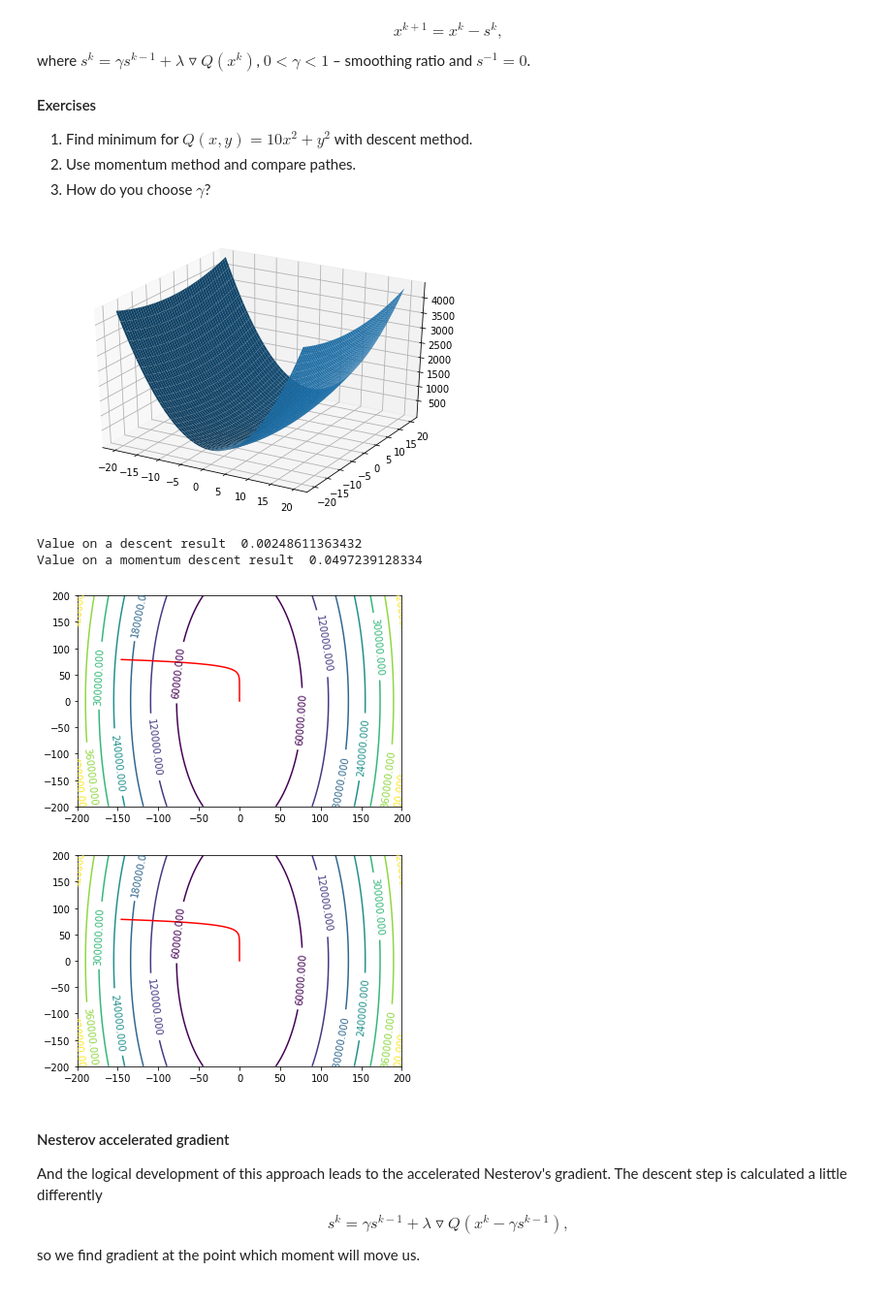
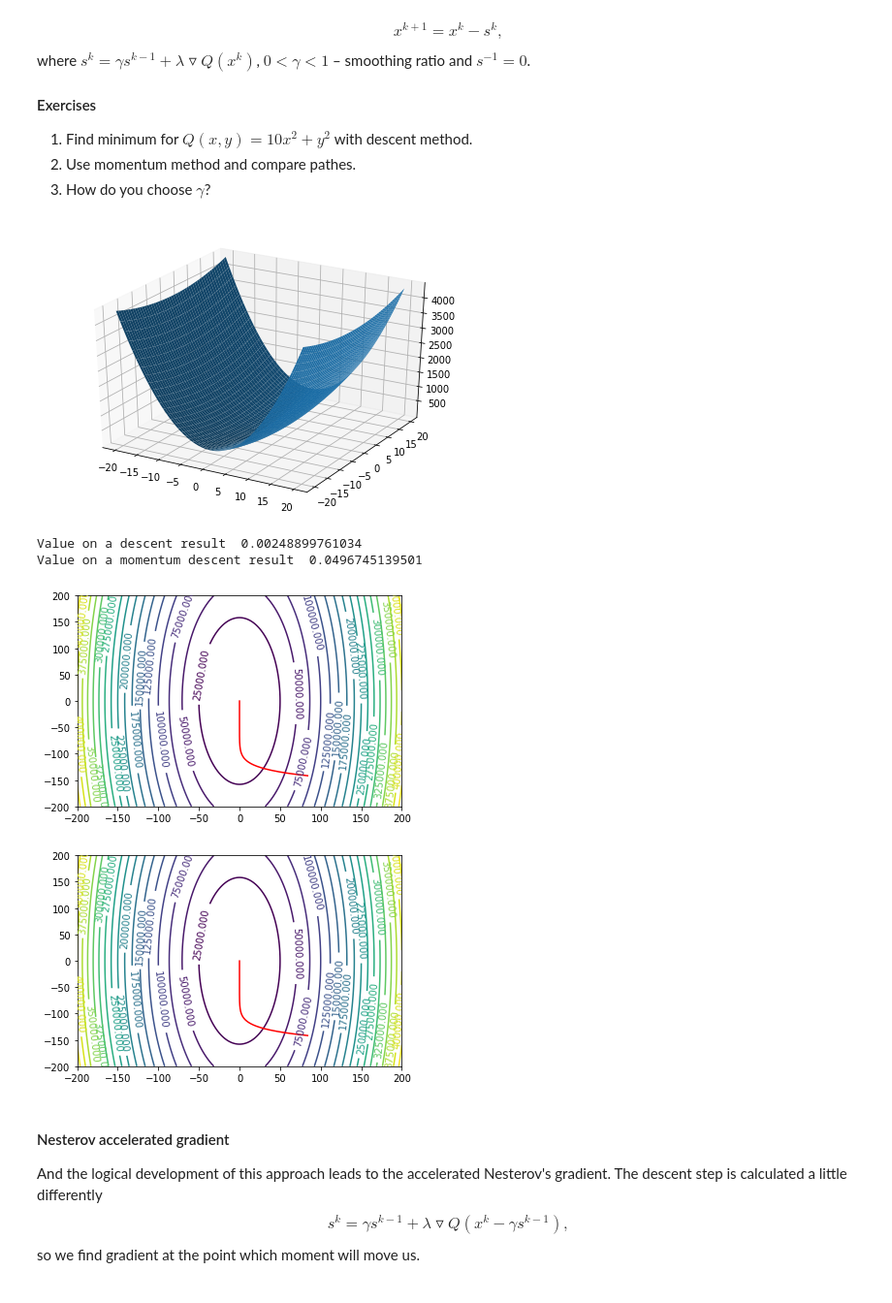
Before and after one commit to RakitinDen/Renju, a Jupyter notebook: labs/lab-1.ipynb, the cells around one changed output. Shown at 97% size. Drawn from its saved outputs; the diff is of its cells as text; code cells hidden in the pictures.

```diff
--- a/labs/lab-1.ipynb
+++ b/labs/lab-1.ipynb
@@ -199,7 +199,7 @@ There are following types:
 # %% [markdown]
 So, when we generated a sample with 20 vertexes for our model, they had the uniform distribution. Here we let them have the uniform distribution, but in $[\pi/2, 3\pi/2]$, and for validation dataset we let them be distributed like before, to show, that the generalizing power of the model can be weak.
 # %%
-points = generate_points(20, np.pi / 4, 7 * np.pi / 4)
+points = generate_points(20, 0, 2 * np.pi)
 train_labels = generate_labels(points)
 train_features = generate_features(points, 4)
 coeffs = predict(train_features, train_labels)
@@ -426,14 +426,18 @@ def threedim_graph(segment_x, segment_y, func):
 
 def level_contour(segment_x, segment_y, func):
     values, f_values = make_data(segment_x, segment_y, func)
-    cs = pylab.contour(values[0], values[1], f_values)
+    cs = pylab.contour(values[0], values[1], f_values, 20)
+    pylab.xlim(segment_x[0], segment_x[-1])
+    pylab.ylim(segment_y[0], segment_y[-1])
     pylab.clabel(cs)
     pylab.show()
 
 
 def contour_with_trace(segment_x, segment_y, func, points):
     values, f_values = make_data(segment_x, segment_y, func)
-    cs = pylab.contour(values[0], values[1], f_values)
+    cs = pylab.contour(values[0], values[1], f_values, 20)
+    pylab.xlim(segment_x[0], segment_x[-1])
+    pylab.ylim(segment_y[0], segment_y[-1])
     plt.plot(points[:, 0], points[:, 1], color='r')
     pylab.clabel(cs)
     pylab.show()
@@ -463,7 +467,7 @@ def rosenbrock_func(point):
 
 
 def rosenbrock_derx(point):
-    return 2 - 2 * point[0] - 400 * point[0] * (point[1] - point[0] ** 2)
+    return 400 * point[0] ** 3 - 400 * point[0] * point[1] + 2 * point[0] - 2
 
 
 def rosenbrock_dery(point):
@@ -862,66 +843,64 @@ def q_dery(point):
     return 2 * point[1]
 
 
-def momentum_step(function, grad_func, point, s, gamma, lmbda, descent_points, descent_values):
+def momentum_step(function, grad_func, point, s, gamma, lmbda, descent_points):
     cur_value = function(point)
-    values = np.append(descent_values, cur_value)
     points = np.vstack((descent_points, point))
     s = gamma * s + gradient_value(point, grad_func) * lmbda
-    return point - s, s, points, values
+    return point - s, s, points
 
 
 def momentum_descent(function, grad_func, init_point,
                     lmbda = 0.0001, max_steps = 10000, eps = 0.0001):
     descent_points = np.empty((0, init_point.shape[0]))
-    descent_values = np.empty(0)
     previous_point = init_point
     s = 0
     gamma = 0.8
-    cur_point, s, descent_points, descent_values = momentum_step(function, grad_func, previous_point,
-                                                    s, gamma, lmbda, descent_points, descent_values)
+    cur_point, s, descent_points = momentum_step(function, grad_func, previous_point,
+                                                    s, gamma, lmbda, descent_points)
 
     counter = 0
     while (np.abs(function(previous_point) - function(cur_point)) > eps and counter < max_steps):
         previous_point = cur_point
-        cur_point, s, descent_points, descent_values = momentum_step(function, grad_func, cur_point,
-                                                 s, gamma, lmbda, descent_points, descent_values)
+        cur_point, s, descent_points = momentum_step(function, grad_func, cur_point,
+                                                 s, gamma, lmbda, descent_points)
         counter += 1
 
 
-    return cur_point, descent_points, descent_values
+    return cur_point, descent_points
 # %%
 q_grad = np.array([q_derx, q_dery])
 threedim_graph(segment_x, segment_y, q_function)
 
 
 def compare_contour(segment_x, segment_y, func, points1, points2, label1, label2):
     values, f_values = make_data(segment_x, segment_y, func)
     cs = pylab.contour(values[0], values[1], f_values)
     plt.plot(points1[:, 0], points1[:, 1], color='orange', label=label1)
     plt.plot(points2[:, 0], points2[:, 1], color='green', label=label2)
     pylab.clabel(cs)
     pylab.show()
 
 
 def compare_q_function(function, grad_func):
     q_start = np.array([np.random.rand() * 400 - 200 , np.random.rand() * 400 - 200])
     d_end, d_points, d_values = gradient_descent(function, grad_func, q_start)
-    m_end, m_points, m_values = momentum_descent(function, grad_func, q_start)
+    m_end, m_points = momentum_descent(function, grad_func, q_start)
     print("Value on a descent result ", function(d_end))
     print("Value on a momentum descent result ", function(m_end))
     segment_x = np.arange(-200, 200, 0.1)
     segment_y = np.arange(-200, 200, 0.1)
     contour_with_trace(segment_x, segment_y, function, d_points)
     contour_with_trace(segment_x, segment_y, function, m_points)
 
 
 compare_q_function(q_function, q_grad)
 # %% [output]
 [figure]
-Value on a descent result  0.00248611363432
-Value on a momentum descent result  0.0497239128334
+Value on a descent result  0.00248899761034
+Value on a momentum descent result  0.0496745139501
-[figure, old version]
+[figure, new version]
-[figure, old version]
+[figure, new version]
 # %% [markdown]
 #### Nesterov accelerated gradient
 And the logical development of this approach leads to the accelerated Nesterov's gradient. The descent step is calculated a little differently
```
Also changed, not shown: parts of 29 cells of this notebook.
